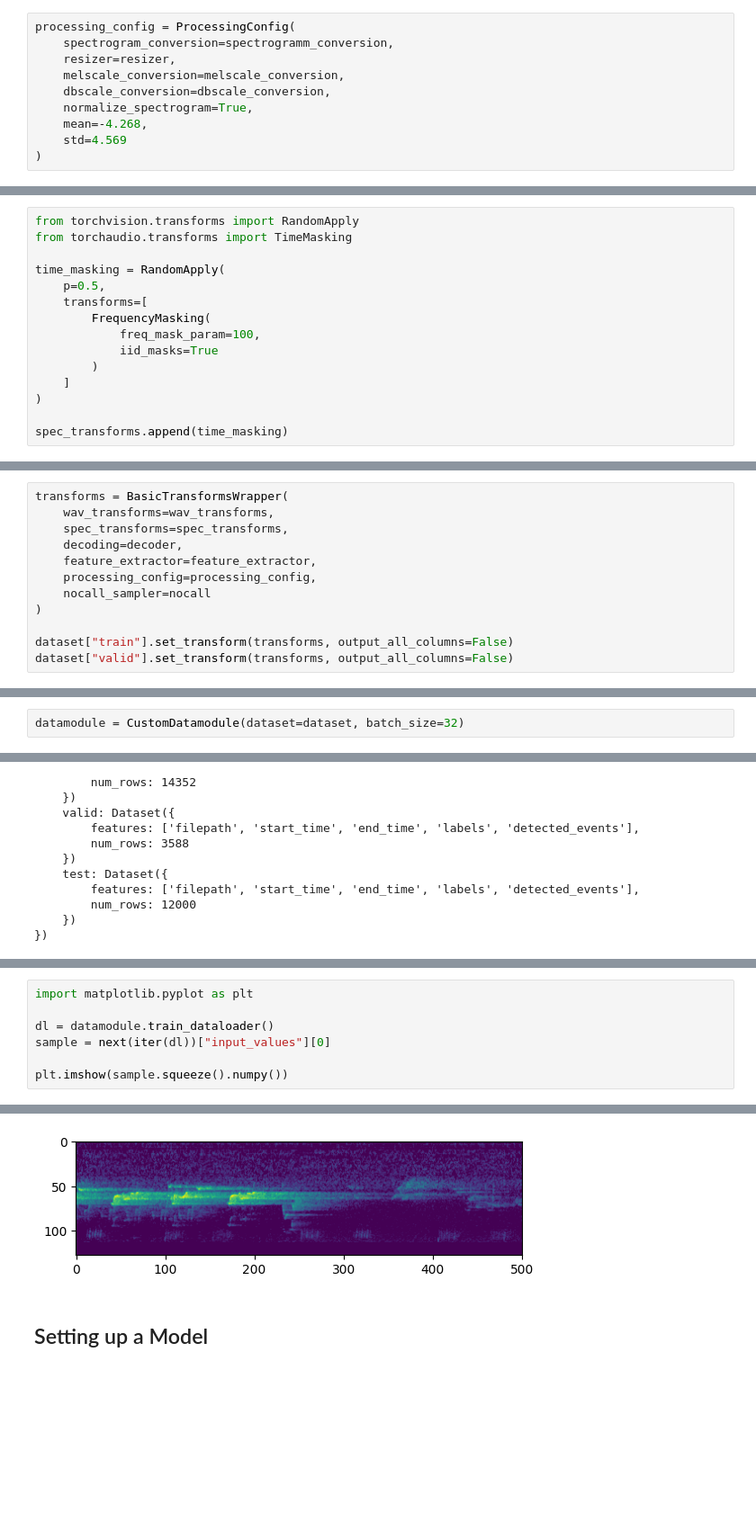
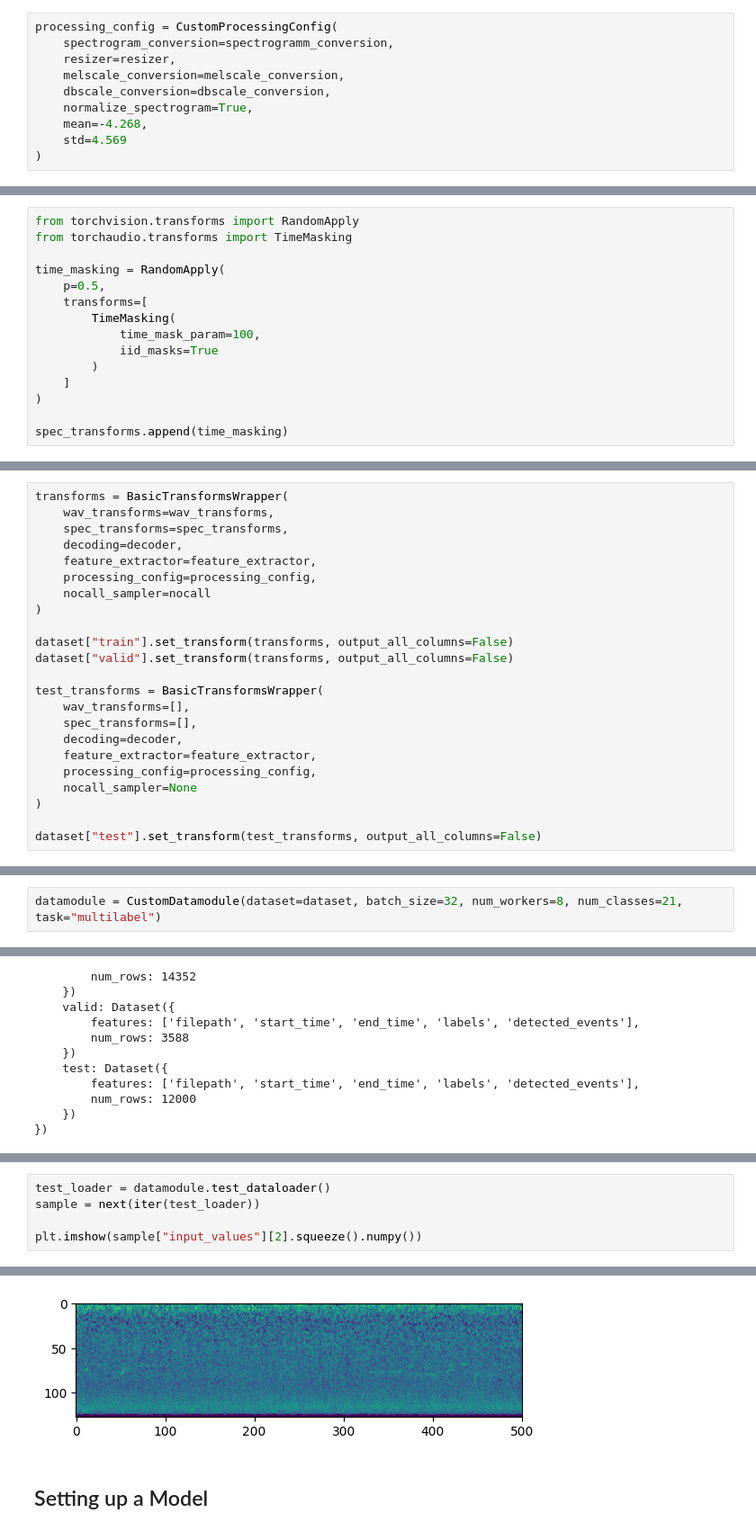
Before and after one commit to DBD-research-group/BirdSet, a Jupyter notebook: notebooks/tutorials/fine_tuning_tutorial.ipynb, the cells around one changed output, grey strips where cells are left out. Shown at 90% size. Cells and saved outputs as stored; diff of their text form; blank space fills up the shorter version.

Commit message:
Finish configuration

```diff
--- a/notebooks/tutorials/fine_tuning_tutorial.ipynb
+++ b/notebooks/tutorials/fine_tuning_tutorial.ipynb
@@ -726,7 +921,7 @@ resizer = Resizer(
     target_width=None
 )
 # %%
-processing_config = ProcessingConfig(
+processing_config = CustomProcessingConfig(
     spectrogram_conversion=spectrogramm_conversion,
     resizer=resizer,
     melscale_conversion=melscale_conversion,
@@ -761,8 +958,8 @@ from torchaudio.transforms import TimeMasking
 time_masking = RandomApply(
     p=0.5,
     transforms=[
-        FrequencyMasking(
-            freq_mask_param=100,
+        TimeMasking(
+            time_mask_param=100,
             iid_masks=True
         )
     ]
@@ -791,3 +982,14 @@ transforms = BasicTransformsWrapper(
 
 dataset["train"].set_transform(transforms, output_all_columns=False)
 dataset["valid"].set_transform(transforms, output_all_columns=False)
+
+test_transforms = BasicTransformsWrapper(
+    wav_transforms=[],
+    spec_transforms=[],
+    decoding=decoder,
+    feature_extractor=feature_extractor,
+    processing_config=processing_config,
+    nocall_sampler=None
+)
+
+dataset["test"].set_transform(test_transforms, output_all_columns=False)
@@ -855,5 +1000,5 @@ dataset["valid"].set_transform(transforms, output_all_columns=False)
 # %%
-datamodule = CustomDatamodule(dataset=dataset, batch_size=32)
+datamodule = CustomDatamodule(dataset=dataset, batch_size=32, num_workers=8, num_classes=21, task="multilabel")
 # %%
 datamodule.dataset
 # %% [output]
@@ -901,12 +1029,10 @@ tensor([[[ 7.7831e-04,  7.5904e-04,  9.3682e-05,  ..., -1.6677e-03,
 # %%
-import matplotlib.pyplot as plt
+test_loader = datamodule.test_dataloader()
+sample = next(iter(test_loader))
 
-dl = datamodule.train_dataloader()
-sample = next(iter(dl))["input_values"][0]
-
-plt.imshow(sample.squeeze().numpy())
+plt.imshow(sample["input_values"][2].squeeze().numpy())
 # %% [output]
 <matplotlib.image.AxesImage at 0x...>
-[figure, old version]
+[figure, new version]
 # %% [markdown]
 ## Setting up a Model
```
Also changed, not shown: parts of 65 cells of this notebook.
